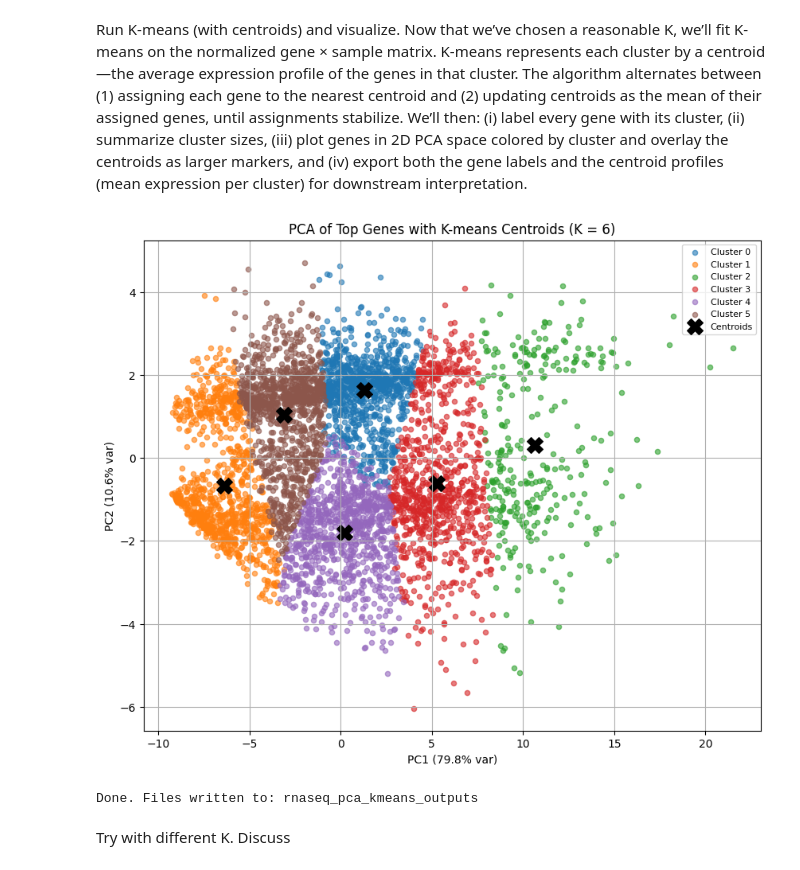
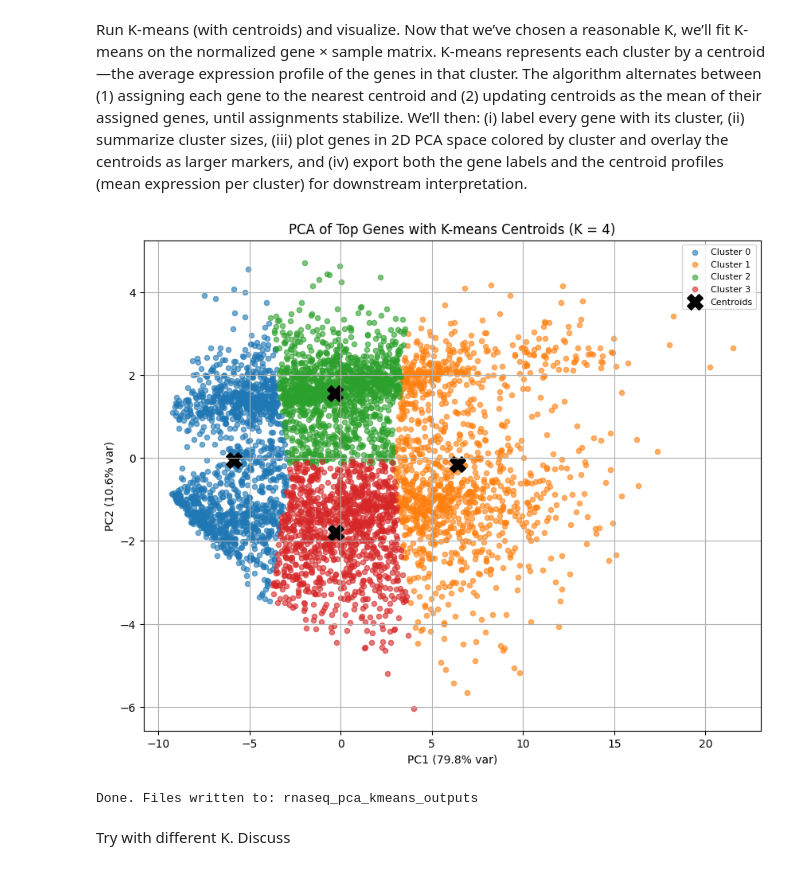
Before and after one commit to PlantHealth-Analytics/topics_ai, a Jupyter notebook: RNAseq_PCA_Kmeans_9_5_2025.ipynb, the cells around one changed output. Drawn from its saved outputs; the diff is of its cells as text; code cells hidden in the pictures.

```diff
--- a/RNAseq_PCA_Kmeans_9_5_2025.ipynb
+++ b/RNAseq_PCA_Kmeans_9_5_2025.ipynb
@@ -143,3 +154,22 @@ plt.show()
 plt.close()
 # %% [output]
 [figure]
+# %%
+import ipywidgets as widgets
+from IPython.display import display
+
+# Create a slider widget for K_FIXED
+k_slider = widgets.IntSlider(
+    value=K_FIXED, # Use the current K_FIXED value as the default
+    min=K_RANGE[0], # Use the minimum from K_RANGE
+    max=K_RANGE[-1], # Use the maximum from K_RANGE
+    step=1,
+    description='Select K:',
+    continuous_update=False,
+    orientation='horizontal',
+    readout=True,
+    readout_format='d'
+)
+
+# Display the widget
+display(k_slider)
@@ -147,23 +179,17 @@ plt.close()
 Run K-means (with centroids) and visualize.
 Now that we’ve chosen a reasonable K, we’ll fit K-means on the normalized gene × sample matrix. K-means represents each cluster by a centroid—the average expression profile of the genes in that cluster. The algorithm alternates between (1) assigning each gene to the nearest centroid and (2) updating centroids as the mean of their assigned genes, until assignments stabilize. We’ll then: (i) label every gene with its cluster, (ii) summarize cluster sizes, (iii) plot genes in 2D PCA space colored by cluster and overlay the centroids as larger markers, and (iv) export both the gene labels and the centroid profiles (mean expression per cluster) for downstream interpretation.
 # %%
-plt.figure()
-plt.plot(K_RANGE, inertias, marker="o")
-plt.xlabel("K (number of clusters)")
-plt.ylabel("Within-cluster sum of squares (inertia)")
-plt.title(f"Elbow Plot (fixed K = {K_FIXED})")
-plt.scatter([K_FIXED], [inertias[K_RANGE.index(K_FIXED)] if K_FIXED in K_RANGE else np.nan], s=80)
-plt.savefig(os.path.join(OUT_DIR, "Elbow_kmeans_genes.png"), bbox_inches="tight")
-plt.close()
+# Final K-means with fixed K
+# Use the value from the slider widget
+selected_k = k_slider.value
 
-# Final K-means with fixed K
-kmeans = MiniBatchKMeans(n_clusters=K_FIXED, random_state=RANDOM_STATE, n_init=10, batch_size=2048)
+kmeans = MiniBatchKMeans(n_clusters=selected_k, random_state=RANDOM_STATE, n_init=10, batch_size=2048)
 labels = kmeans.fit_predict(Gz)
 clusters = pd.DataFrame({"gene_id": log_cpm.loc[top_k].index, "cluster": labels})
-clusters.to_csv(os.path.join(OUT_DIR, "gene_kmeans_clusters.tsv"), sep="\t", index=False)
+clusters.to_csv(os.path.join(OUT_DIR, f"gene_kmeans_clusters_k{selected_k}.tsv"), sep="\t", index=False)
 
 sizes = clusters["cluster"].value_counts().sort_index().rename_axis("cluster").reset_index(name="n_genes")
-sizes.to_csv(os.path.join(OUT_DIR, "cluster_sizes.tsv"), sep="\t", index=False)
+sizes.to_csv(os.path.join(OUT_DIR, f"cluster_sizes_k{selected_k}.tsv"), sep="\t", index=False)
 
 # 5) Visualize genes as points (PCA)
 pca_genes_model = PCA(n_components=2, svd_solver="randomized", random_state=RANDOM_STATE)
@@ -176,36 +202,36 @@ gene_pca_df["cluster"] = labels
 # We need to apply the same PCA transformation used for the genes to the K-means centroids
 # First, get the centroids from the fitted KMeans model (these are in the original standardized gene space)
 kmeans_centroids_original_space = kmeans.cluster_centers_
 
 # Transform the centroids into the PCA space
 kmeans_centroids_pca_space = pca_genes_model.transform(kmeans_centroids_original_space)
 
 # Create a DataFrame for the centroids in PCA space
 centroids_pca_df = pd.DataFrame(kmeans_centroids_pca_space, columns=["PC1", "PC2"])
 centroids_pca_df["cluster"] = centroids_pca_df.index
 
 # Plot the genes in PCA space, colored by cluster, and add the centroids
 plt.figure(figsize=(10, 8))
 
 # Plot the individual genes
 for cluster_id, sub in gene_pca_df.groupby("cluster"):
     plt.scatter(sub["PC1"], sub["PC2"], label=f"Cluster {cluster_id}", alpha=0.6, s=20) # Smaller points for genes
 
 # Plot the centroids
 plt.scatter(centroids_pca_df["PC1"], centroids_pca_df["PC2"], marker="X", s=200, color="black", label="Centroids") # Larger 'X' for centroids
 
 plt.xlabel(f"PC1 ({pca_genes_model.explained_variance_ratio_[0]*100:.1f}% var)")
 plt.ylabel(f"PC2 ({pca_genes_model.explained_variance_ratio_[1]*100:.1f}% var)")
-plt.title(f"PCA of Top Genes with K-means Centroids (K = {K_FIXED})")
+plt.title(f"PCA of Top Genes with K-means Centroids (K = {selected_k})")
 plt.legend(loc="best", fontsize=8)
 plt.grid(True)
-plt.savefig(os.path.join(OUT_DIR, "PCA_genes_kmeans_with_centroids.png"), bbox_inches="tight")
+plt.savefig(os.path.join(OUT_DIR, f"PCA_genes_kmeans_with_centroids_k{selected_k}.png"), bbox_inches="tight")
 plt.show()
 
 
 print("Done. Files written to:", OUT_DIR)
 # %% [output]
-[figure, old version]
+[figure, new version]
 Done. Files written to: rnaseq_pca_kmeans_outputs
 # %% [markdown]
 Try with different K. Discuss
```
Also changed, not shown: parts of 2 cells of this notebook.
